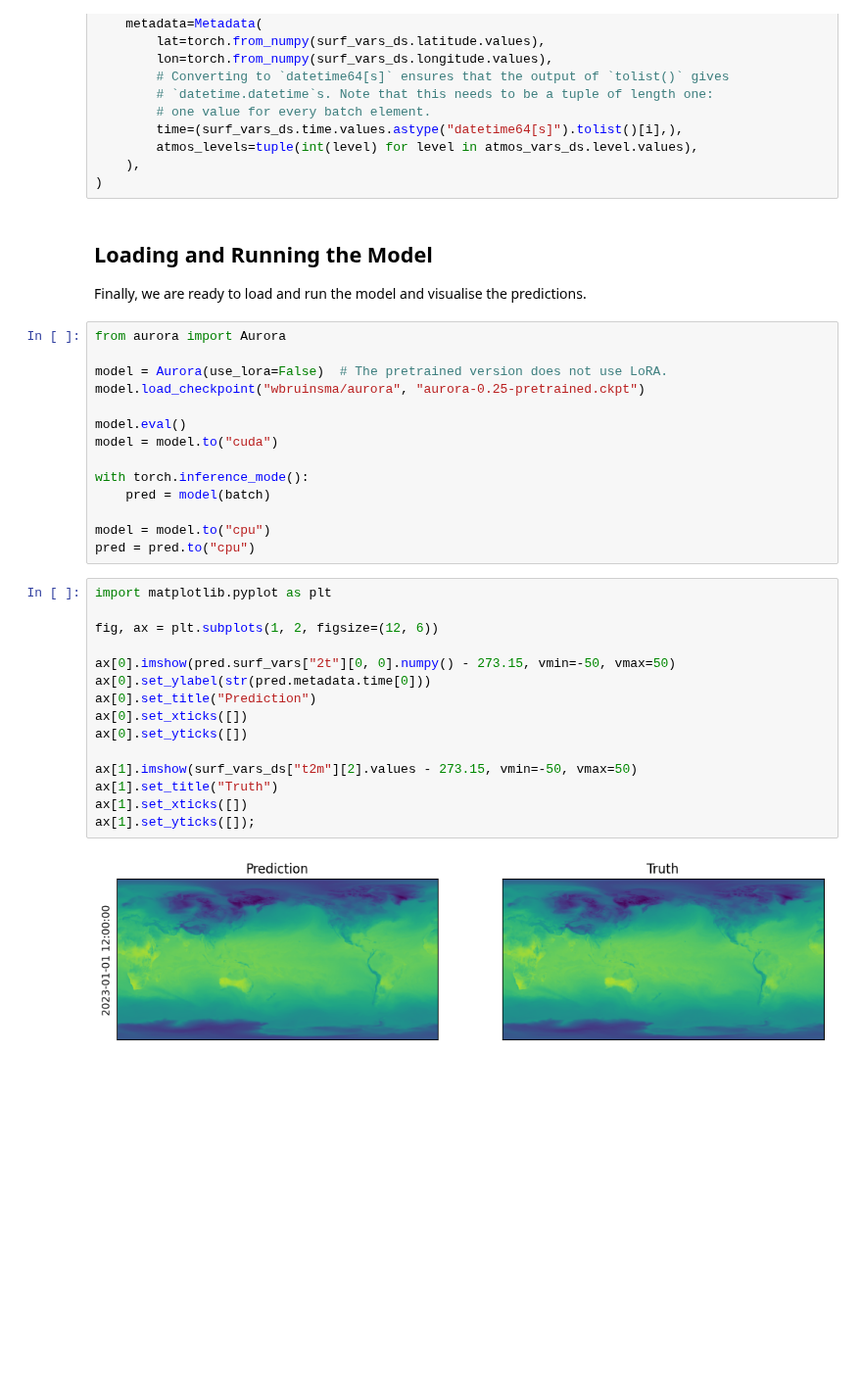
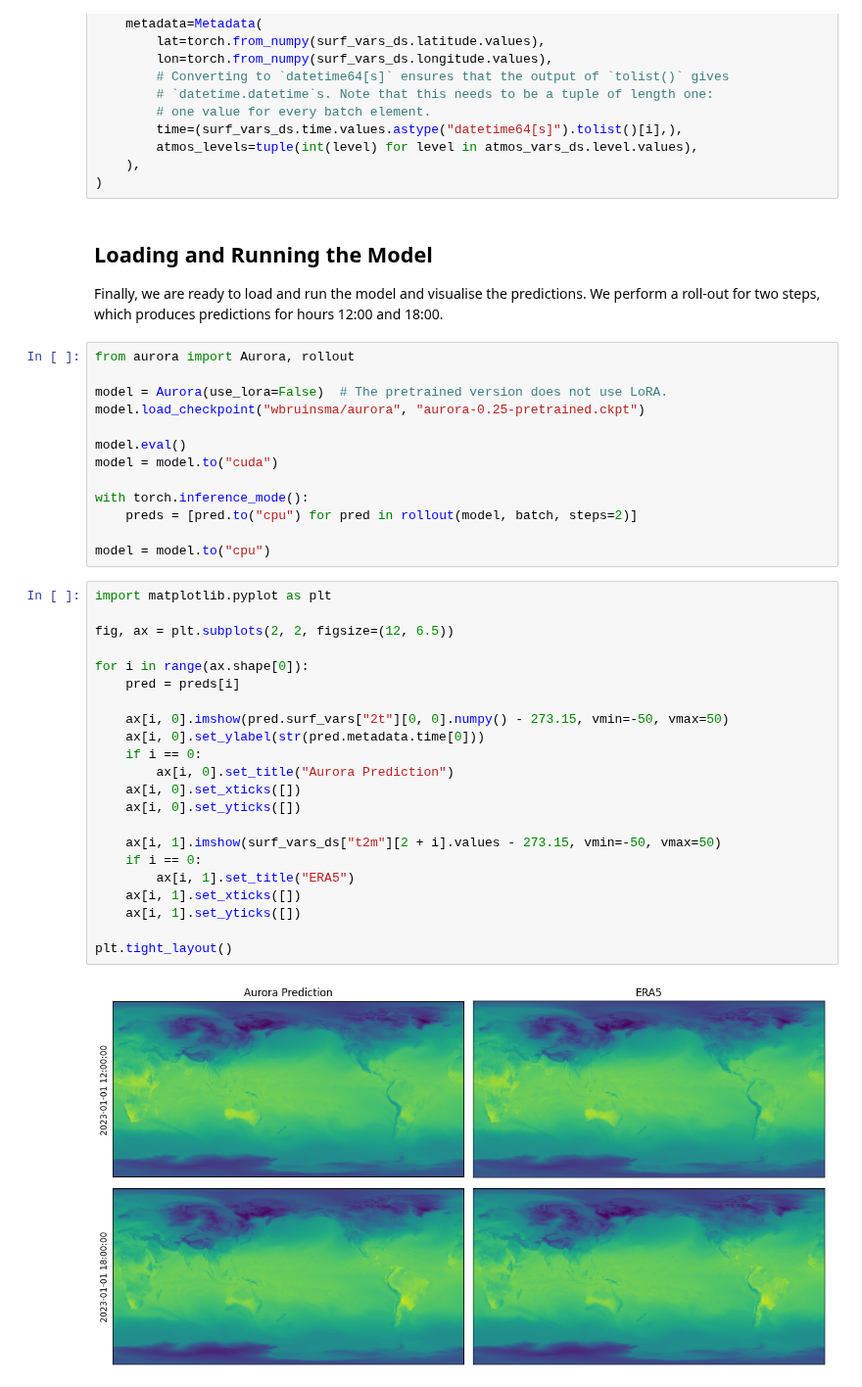
Before and after one commit to microsoft/aurora, a Jupyter notebook: docs/example.ipynb, the cells around one changed output. Shown at 98% size. Saved outputs shown, nothing was run; the diff lists cells and outputs as text; blank space fills up the shorter version.

Commit message:
Perform roll-out in notebook

```diff
--- a/docs/example.ipynb
+++ b/docs/example.ipynb
@@ -166,9 +166,9 @@ batch = Batch(
 # %% [markdown]
 ## Loading and Running the Model
 
-Finally, we are ready to load and run the model and visualise the predictions.
+Finally, we are ready to load and run the model and visualise the predictions. We perform a roll-out for two steps, which produces predictions for hours 12:00 and 18:00.
 # %%
-from aurora import Aurora
+from aurora import Aurora, rollout
 
 model = Aurora(use_lora=False)  # The pretrained version does not use LoRA.
 model.load_checkpoint("wbruinsma/aurora", "aurora-0.25-pretrained.ckpt")
@@ -177,24 +177,30 @@ model.eval()
 model = model.to("cuda")
 
 with torch.inference_mode():
-    pred = model(batch)
+    preds = [pred.to("cpu") for pred in rollout(model, batch, steps=2)]
 
 model = model.to("cpu")
-pred = pred.to("cpu")
 # %%
 import matplotlib.pyplot as plt
 
-fig, ax = plt.subplots(1, 2, figsize=(12, 6))
+fig, ax = plt.subplots(2, 2, figsize=(12, 6.5))
 
-ax[0].imshow(pred.surf_vars["2t"][0, 0].numpy() - 273.15, vmin=-50, vmax=50)
-ax[0].set_ylabel(str(pred.metadata.time[0]))
-ax[0].set_title("Prediction")
-ax[0].set_xticks([])
-ax[0].set_yticks([])
+for i in range(ax.shape[0]):
+    pred = preds[i]
 
-ax[1].imshow(surf_vars_ds["t2m"][2].values - 273.15, vmin=-50, vmax=50)
-ax[1].set_title("Truth")
-ax[1].set_xticks([])
-ax[1].set_yticks([]);
+    ax[i, 0].imshow(pred.surf_vars["2t"][0, 0].numpy() - 273.15, vmin=-50, vmax=50)
+    ax[i, 0].set_ylabel(str(pred.metadata.time[0]))
+    if i == 0:
+        ax[i, 0].set_title("Aurora Prediction")
+    ax[i, 0].set_xticks([])
+    ax[i, 0].set_yticks([])
+
+    ax[i, 1].imshow(surf_vars_ds["t2m"][2 + i].values - 273.15, vmin=-50, vmax=50)
+    if i == 0:
+        ax[i, 1].set_title("ERA5")
+    ax[i, 1].set_xticks([])
+    ax[i, 1].set_yticks([])
+
+plt.tight_layout()
 # %% [output]
-[figure, old version]
+[figure, new version]
```
